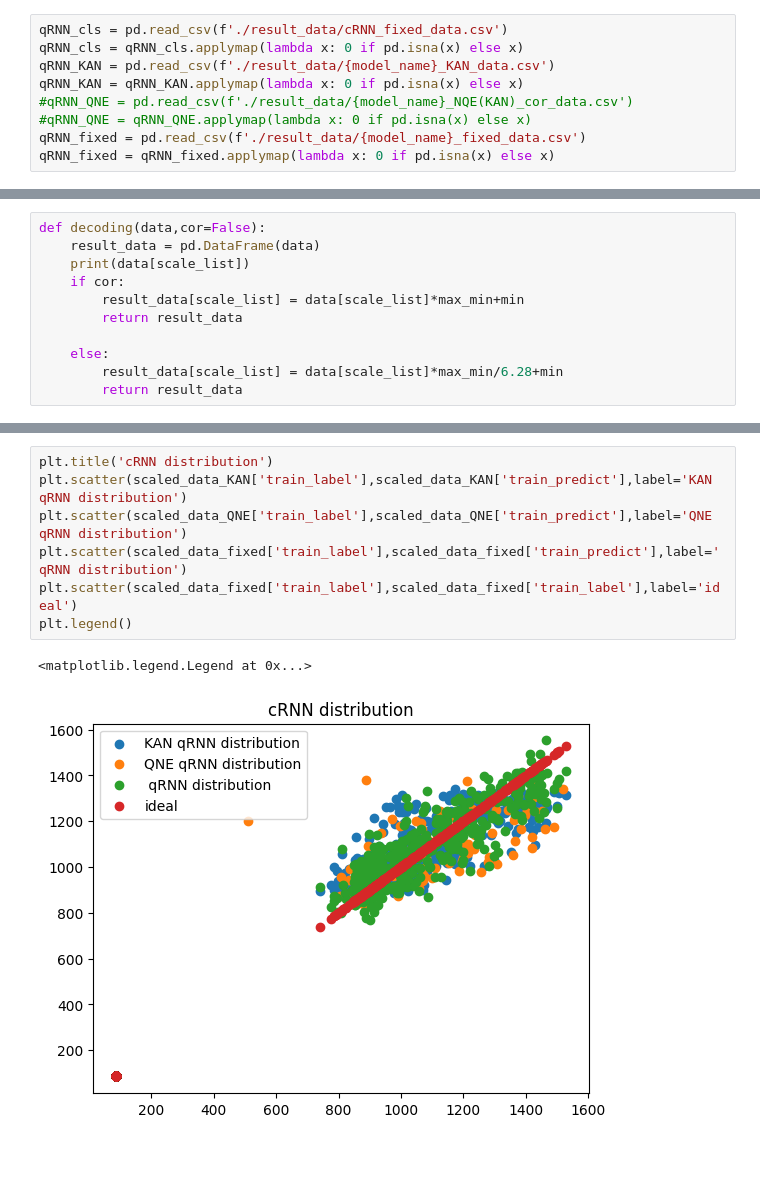
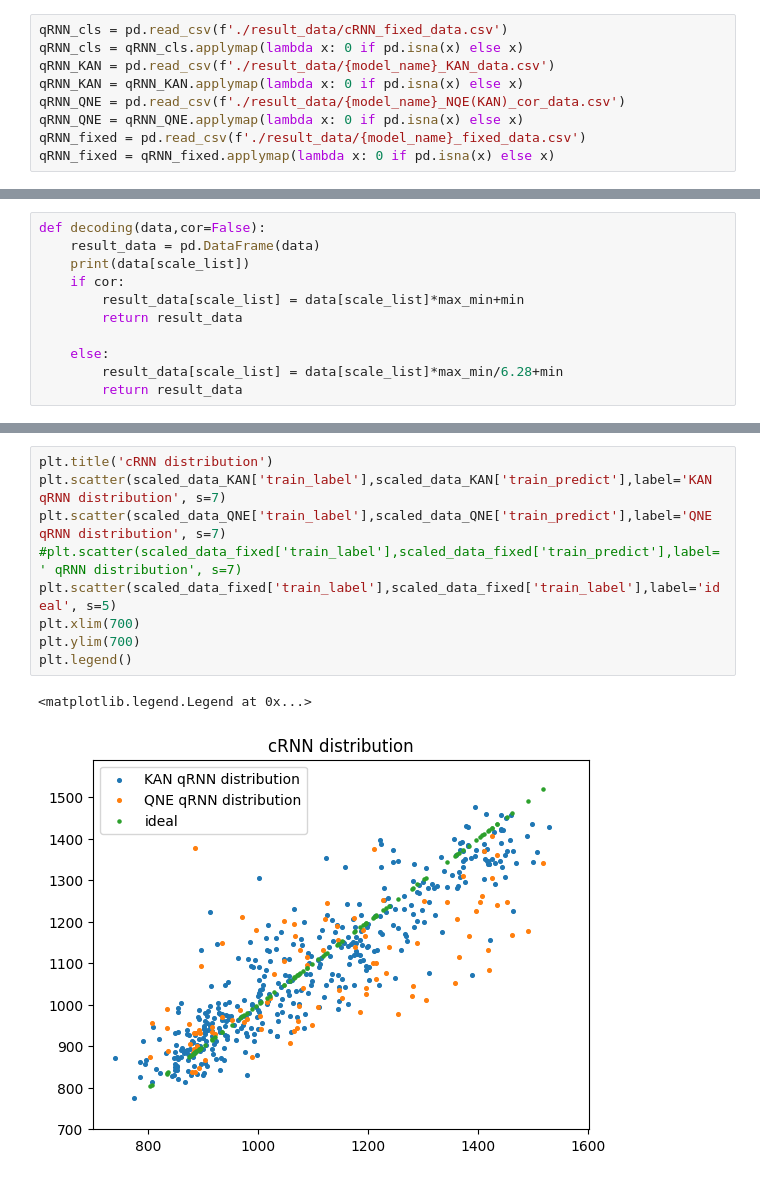
Before and after one commit to Han-JaeHoon/QHackathon_2024, a Jupyter notebook: data_analytics.ipynb, the cells around one changed output, grey strips where cells are left out. Cells and saved outputs as stored; diff of their text form.

```diff
--- a/data_analytics.ipynb
+++ b/data_analytics.ipynb
@@ -14,8 +14,8 @@ qRNN_cls = pd.read_csv(f'./result_data/cRNN_fixed_data.csv')
 qRNN_cls = qRNN_cls.applymap(lambda x: 0 if pd.isna(x) else x)
 qRNN_KAN = pd.read_csv(f'./result_data/{model_name}_KAN_data.csv')
 qRNN_KAN = qRNN_KAN.applymap(lambda x: 0 if pd.isna(x) else x)
-#qRNN_QNE = pd.read_csv(f'./result_data/{model_name}_NQE(KAN)_cor_data.csv')
-#qRNN_QNE = qRNN_QNE.applymap(lambda x: 0 if pd.isna(x) else x)
+qRNN_QNE = pd.read_csv(f'./result_data/{model_name}_NQE(KAN)_cor_data.csv')
+qRNN_QNE = qRNN_QNE.applymap(lambda x: 0 if pd.isna(x) else x)
 qRNN_fixed = pd.read_csv(f'./result_data/{model_name}_fixed_data.csv')
 qRNN_fixed = qRNN_fixed.applymap(lambda x: 0 if pd.isna(x) else x)
 # %%
@@ -75,14 +74,16 @@ scaled_data_fixed.to_csv(f'./result_decoding/{model_name}_fixed_data.csv')
 [500 rows x 4 columns]
 # %%
 plt.title('cRNN distribution')
-plt.scatter(scaled_data_KAN['train_label'],scaled_data_KAN['train_predict'],label='KAN qRNN distribution')
-plt.scatter(scaled_data_QNE['train_label'],scaled_data_QNE['train_predict'],label='QNE qRNN distribution')
-plt.scatter(scaled_data_fixed['train_label'],scaled_data_fixed['train_predict'],label=' qRNN distribution')
-plt.scatter(scaled_data_fixed['train_label'],scaled_data_fixed['train_label'],label='ideal')
+plt.scatter(scaled_data_KAN['train_label'],scaled_data_KAN['train_predict'],label='KAN qRNN distribution', s=7)
+plt.scatter(scaled_data_QNE['train_label'],scaled_data_QNE['train_predict'],label='QNE qRNN distribution', s=7)
+#plt.scatter(scaled_data_fixed['train_label'],scaled_data_fixed['train_predict'],label=' qRNN distribution', s=7)
+plt.scatter(scaled_data_fixed['train_label'],scaled_data_fixed['train_label'],label='ideal', s=5)
+plt.xlim(700)
+plt.ylim(700)
 plt.legend()
 # %% [output]
 <matplotlib.legend.Legend at 0x...>
-[figure, old version]
+[figure, new version]
 # %%
 from sklearn.metrics import mean_squared_error
 KAN_MSE = mean_squared_error(scaled_data_KAN['validation_label'],scaled_data_KAN['validation_predict'])
```
Also changed, not shown: parts of 5 cells of this notebook, 7 other files.
